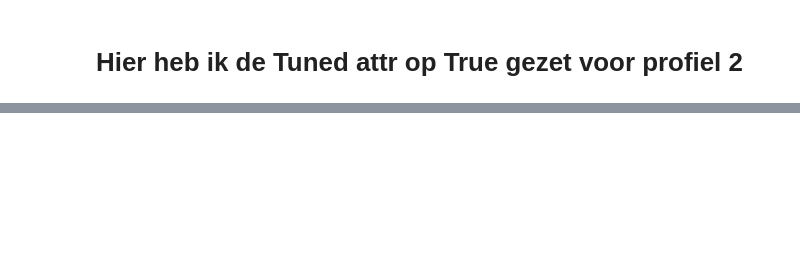
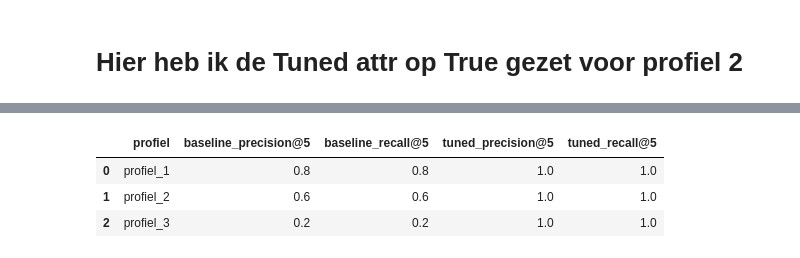
Before and after one commit to EnesT51/LU2-AI-Prototype, a Jupyter notebook: AI-PoC/AI_PoC.ipynb, the cells around one changed output, grey strips where cells are left out. Drawn from its saved outputs; the diff is of its cells as text; code cells hidden in the pictures; blank space fills up the shorter version.

```diff
--- a/AI-PoC/AI_PoC.ipynb
+++ b/AI-PoC/AI_PoC.ipynb
@@ -645,0 +677,59 @@ Gedeelde woorden: ['ontwikkelen', 'ai']
+# %%
+def precision(recommended_ids, relevant_ids, k=5):
+    recommended_at_k = recommended_ids[:k]
+    hits = len(set(recommended_at_k) & set(relevant_ids))
+    return hits / k
+
+def recall(recommended_ids, relevant_ids, k=5):
+    recommended_at_k = recommended_ids[:k]
+    hits = len(set(recommended_at_k) & set(relevant_ids))
+    if len(relevant_ids) == 0:
+        return 0.0
+    return hits / len(relevant_ids)
+# %%
+results = []
+
+for i, (profile, relevant_ids) in enumerate([
+    (student_profile1, modules_p1),
+    (student_profile2, modules_p2),
+    (student_profile3, modules_p3)
+], start=1):
+
+    # Baseline
+    baseline_model = HybridRecommender(profile=profile, tuned=False)
+    baseline_model.fit(data_set_copy)
+    rec_baseline = baseline_model.recommend(top_k=5)
+    baseline_ids = rec_baseline['id'].tolist()
+
+    p5_baseline = precision(baseline_ids, relevant_ids, k=5)
+    r5_baseline = recall(baseline_ids, relevant_ids, k=5)
+
+    # Tuned
+    tuned_model = HybridRecommender(
+        profile=profile,
+        tuned=True,
+        ifidf_features=500,
+        ifidf_range=(1, 2)
+    )
+    tuned_model.fit(data_set_copy)
+    rec_tuned = tuned_model.recommend(top_k=5)
+    tuned_ids = rec_tuned['id'].tolist()
+
+    p5_tuned = precision(tuned_ids, relevant_ids, k=5)
+    r5_tuned = recall(tuned_ids, relevant_ids, k=5)
+
+    results.append({
+        "profiel": f"profiel_{i}",
+        "baseline_precision@5": p5_baseline,
+        "baseline_recall@5": r5_baseline,
+        "tuned_precision@5": p5_tuned,
+        "tuned_recall@5": r5_tuned,
+    })
+
+eval_df = pd.DataFrame(results)
+eval_df
+# %% [output]
+|  | profiel | baseline_precision@5 | baseline_recall@5 | tuned_precision@5 | tuned_recall@5 |
+| 0 | profiel_1 | 0.8 | 0.8 | 1.0 | 1.0 |
+| 1 | profiel_2 | 0.6 | 0.6 | 1.0 | 1.0 |
+| 2 | profiel_3 | 0.2 | 0.2 | 1.0 | 1.0 |
```
Also changed, not shown: parts of 15 cells of this notebook.
